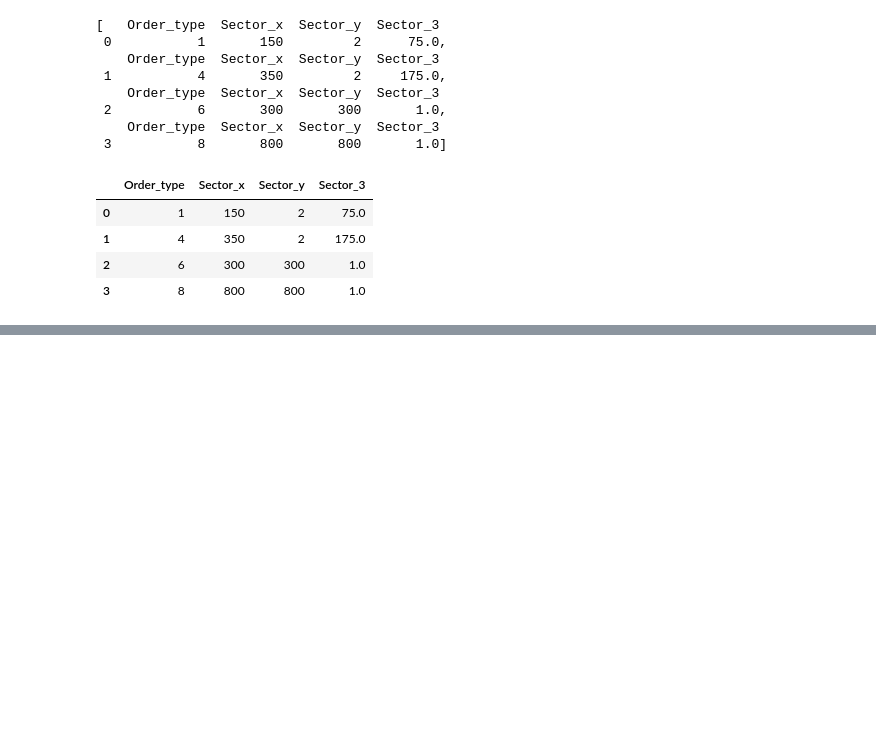
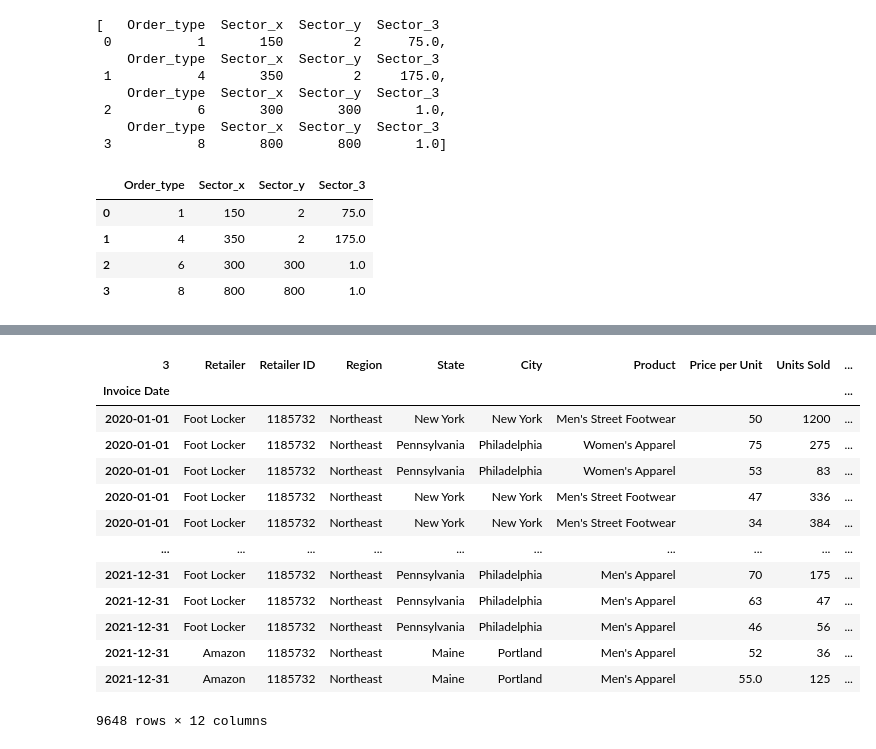
Before and after one commit to DTsapin/Python_DS-ML_practice, a Jupyter notebook: loop_and_pandas_practic.ipynb, the cells around one changed output, grey strips where cells are left out. Cells and saved outputs as stored; diff of their text form; code cells hidden in the pictures; blank space fills up the shorter version.

```diff
--- a/loop_and_pandas_practic.ipynb
+++ b/loop_and_pandas_practic.ipynb
@@ -77,0 +125,19 @@ new_df
+# %%
+df_1['Invoice Date'] = pd.to_datetime(df_1['Invoice Date'])
+df_1 = df_1.set_index('Invoice Date').sort_values(by='Invoice Date',ascending=True)
+df_1
+# %% [output]
+| 3 | Retailer | Retailer ID | Region | State | City | Product | Price per Unit | Units Sold | ... |
+| Invoice Date |  |  |  |  |  |  |  |  | ... |
+| 2020-01-01 | Foot Locker | 1185732 | Northeast | New York | New York | Men's Street Footwear | 50 | 1200 | ... |
+| 2020-01-01 | Foot Locker | 1185732 | Northeast | Pennsylvania | Philadelphia | Women's Apparel | 75 | 275 | ... |
+| 2020-01-01 | Foot Locker | 1185732 | Northeast | Pennsylvania | Philadelphia | Women's Apparel | 53 | 83 | ... |
+| 2020-01-01 | Foot Locker | 1185732 | Northeast | New York | New York | Men's Street Footwear | 47 | 336 | ... |
+| 2020-01-01 | Foot Locker | 1185732 | Northeast | New York | New York | Men's Street Footwear | 34 | 384 | ... |
+| ... | ... | ... | ... | ... | ... | ... | ... | ... | ... |
+| 2021-12-31 | Foot Locker | 1185732 | Northeast | Pennsylvania | Philadelphia | Men's Apparel | 70 | 175 | ... |
+| 2021-12-31 | Foot Locker | 1185732 | Northeast | Pennsylvania | Philadelphia | Men's Apparel | 63 | 47 | ... |
+| 2021-12-31 | Foot Locker | 1185732 | Northeast | Pennsylvania | Philadelphia | Men's Apparel | 46 | 56 | ... |
+| 2021-12-31 | Amazon | 1185732 | Northeast | Maine | Portland | Men's Apparel | 52 | 36 | ... |
+| 2021-12-31 | Amazon | 1185732 | Northeast | Maine | Portland | Men's Apparel | 55.0 | 125 | ... |
+9648 rows × 12 columns
```
Also changed, not shown: parts of 13 cells of this notebook.
